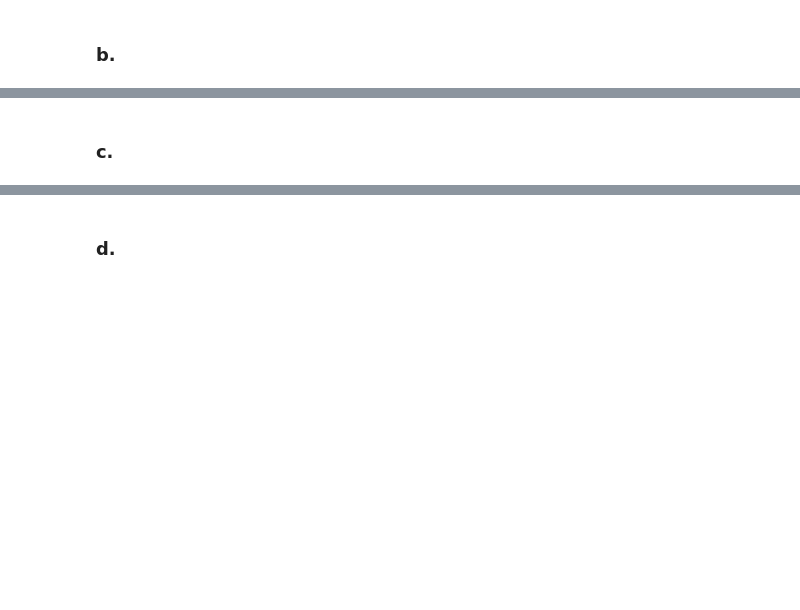
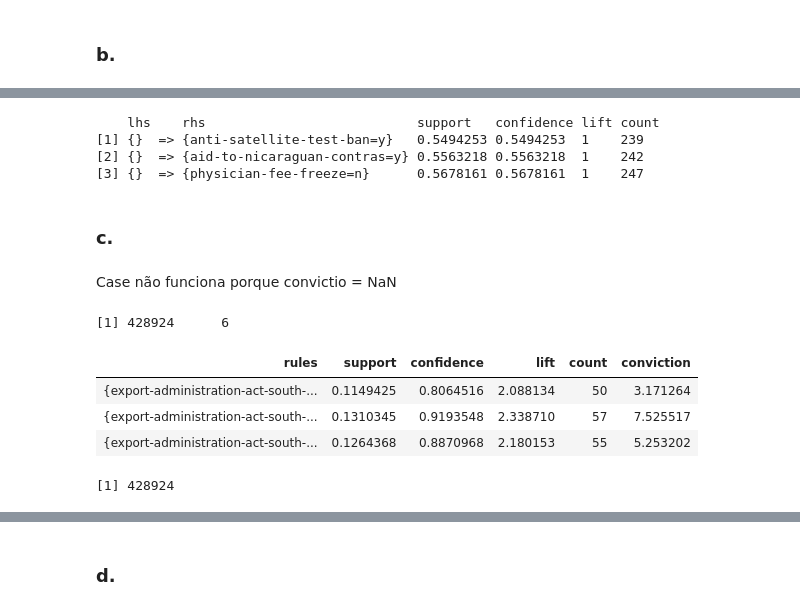
Before and after one commit to pedromartinho/sad, a Jupyter notebook: lab2/lab2_R.ipynb, the cells around one changed output, grey strips where cells are left out. Saved outputs shown, nothing was run; the diff lists cells and outputs as text; code cells hidden in the pictures; blank space fills up the shorter version.

```diff
--- a/lab2/lab2_R.ipynb
+++ b/lab2/lab2_R.ipynb
@@ -207,0 +183,7 @@ creating S4 object  ... done [0.02s].
+# %%
+vote_rules_sup_0_1 <-apriori(vote, parameter = list(supp = 0.1, conf = 0.8,maxlen=100))
+vote_rules_sup_0_2 <-apriori(vote, parameter = list(supp = 0.2, conf = 0.8,maxlen=100))
+vote_rules_sup_0_5 <-apriori(vote, parameter = list(supp = 0.5, conf = 0.8,maxlen=100))
+vote_rules_conf_0_1 <-apriori(vote, parameter = list(supp = 0.1, conf = 0.1,maxlen=100))
+vote_rules_conf_0_2 <-apriori(vote, parameter = list(supp = 0.2, conf = 0.2,maxlen=100))
+vote_rules_conf_0_5 <-apriori(vote, parameter = list(supp = 0.5, conf = 0.5,maxlen=100))
@@ -243,2 +254,25 @@ inspect(head(sort(vote_rules, by="lift"),n=3))
+# %%
+inspect(head(sort(vote_rules_conf_0_5,by="lift",decreasing = FALSE),n=3))
+# %% [output]
+    lhs    rhs                           support   confidence lift count
+[1] {}  => {anti-satellite-test-ban=y}   0.5494253 0.5494253  1    239
+[2] {}  => {aid-to-nicaraguan-contras=y} 0.5563218 0.5563218  1    242
+[3] {}  => {physician-fee-freeze=n}      0.5678161 0.5678161  1    247
 # %% [markdown]
 ### c.
+# %% [markdown]
+Case não funciona porque convictio = NaN
+# %%
+case1 = cbind(as(vote_rules_sup_0_1, "data.frame"), conviction=interestMeasure(vote_rules_sup_0_1, "conviction", vote))
+case1 = case1[complete.cases(case1), ]
+dim(case1)
+head(case1,n=3)
+n1 = which(case1$conviction >= 1)
+length(n1)
+# %% [output]
+[1] 428924      6
+| rules | support | confidence | lift | count | conviction |
+| {export-administration-act-south-... | 0.1149425 | 0.8064516 | 2.088134 | 50 | 3.171264 |
+| {export-administration-act-south-... | 0.1310345 | 0.9193548 | 2.338710 | 57 | 7.525517 |
+| {export-administration-act-south-... | 0.1264368 | 0.8870968 | 2.180153 | 55 | 5.253202 |
+[1] 428924
```
Also changed, not shown: parts of 24 cells of this notebook.
